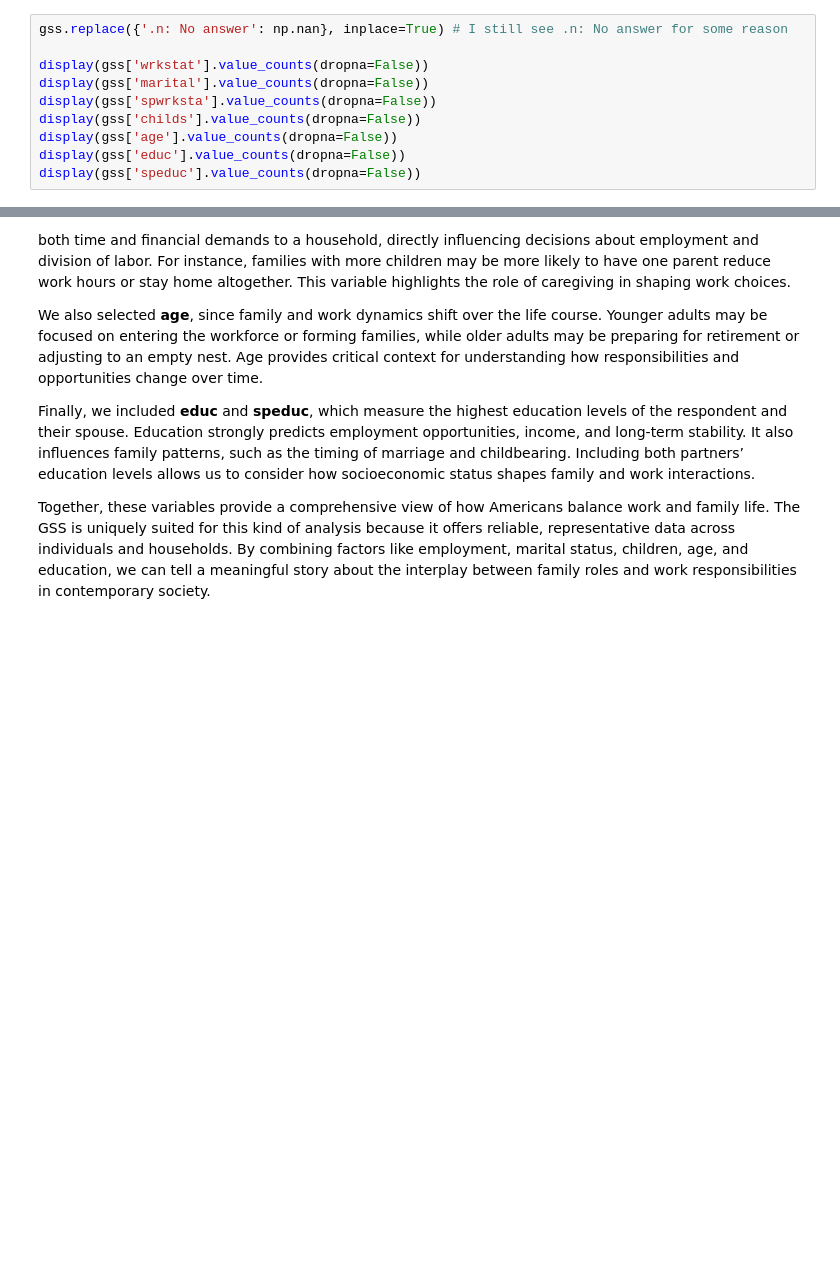
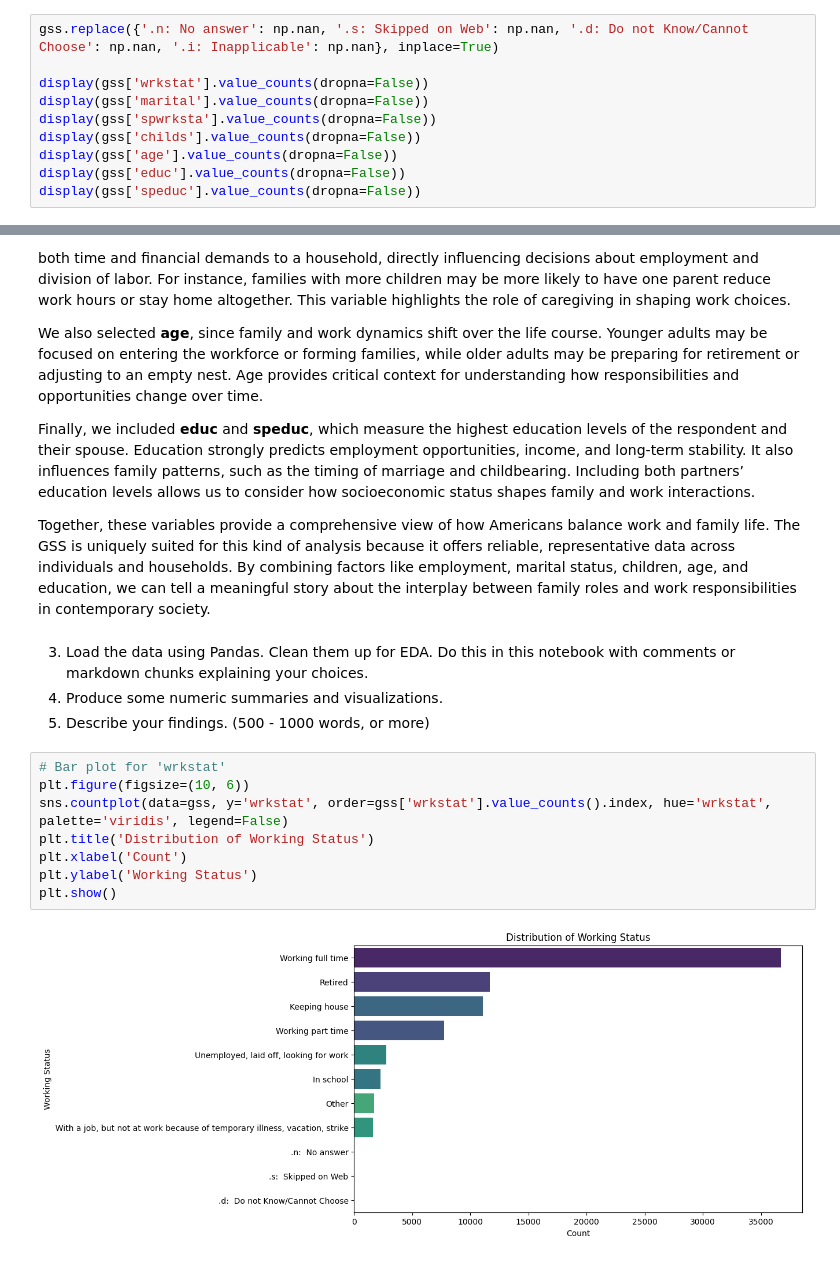
Before and after one commit to meherkalsi13-png/lab_eda, a Jupyter notebook: lab_notebook.ipynb, the cells around one changed output, grey strips where cells are left out. Saved outputs shown, nothing was run; the diff lists cells and outputs as text; blank space fills up the shorter version.

```diff
--- a/lab_notebook.ipynb
+++ b/lab_notebook.ipynb
@@ -44,7 +44,7 @@ display(gss.head())
 | 3 | 1972 | Working full time | Married | WORKING FULLTIME | 0 | 27 | 5 years of college | 8 or more years of college |
 | 4 | 1972 | Keeping house | Married | TEMP NOT WORKING | 2 | 61 | 12th grade | 12th grade |
 # %%
-gss.replace({'.n: No answer': np.nan}, inplace=True) # I still see .n: No answer for some reason
+gss.replace({'.n: No answer': np.nan, '.s: Skipped on Web': np.nan, '.d: Do not Know/Cannot Choose': np.nan, '.i: Inapplicable': np.nan}, inplace=True)
 
 display(gss['wrkstat'].value_counts(dropna=False))
 display(gss['marital'].value_counts(dropna=False))
@@ -179,3 +179,18 @@ We also selected **age**, since family and work dynamics shift over the life cou
 Finally, we included **educ** and **speduc**, which measure the highest education levels of the respondent and their spouse. Education strongly predicts employment opportunities, income, and long-term stability. It also influences family patterns, such as the timing of marriage and childbearing. Including both partners’ education levels allows us to consider how socioeconomic status shapes family and work interactions.
 
 Together, these variables provide a comprehensive view of how Americans balance work and family life. The GSS is uniquely suited for this kind of analysis because it offers reliable, representative data across individuals and households. By combining factors like employment, marital status, children, age, and education, we can tell a meaningful story about the interplay between family roles and work responsibilities in contemporary society.
+# %% [markdown]
+
+3. Load the data using Pandas. Clean them up for EDA. Do this in this notebook with comments or markdown chunks explaining your choices.
+4. Produce some numeric summaries and visualizations.
+5. Describe your findings. (500 - 1000 words, or more)
+# %%
+# Bar plot for 'wrkstat'
+plt.figure(figsize=(10, 6))
+sns.countplot(data=gss, y='wrkstat', order=gss['wrkstat'].value_counts().index, hue='wrkstat', palette='viridis', legend=False)
+plt.title('Distribution of Working Status')
+plt.xlabel('Count')
+plt.ylabel('Working Status')
+plt.show()
+# %% [output]
+[figure, added]
```
Also changed, not shown: parts of 5 cells of this notebook.
